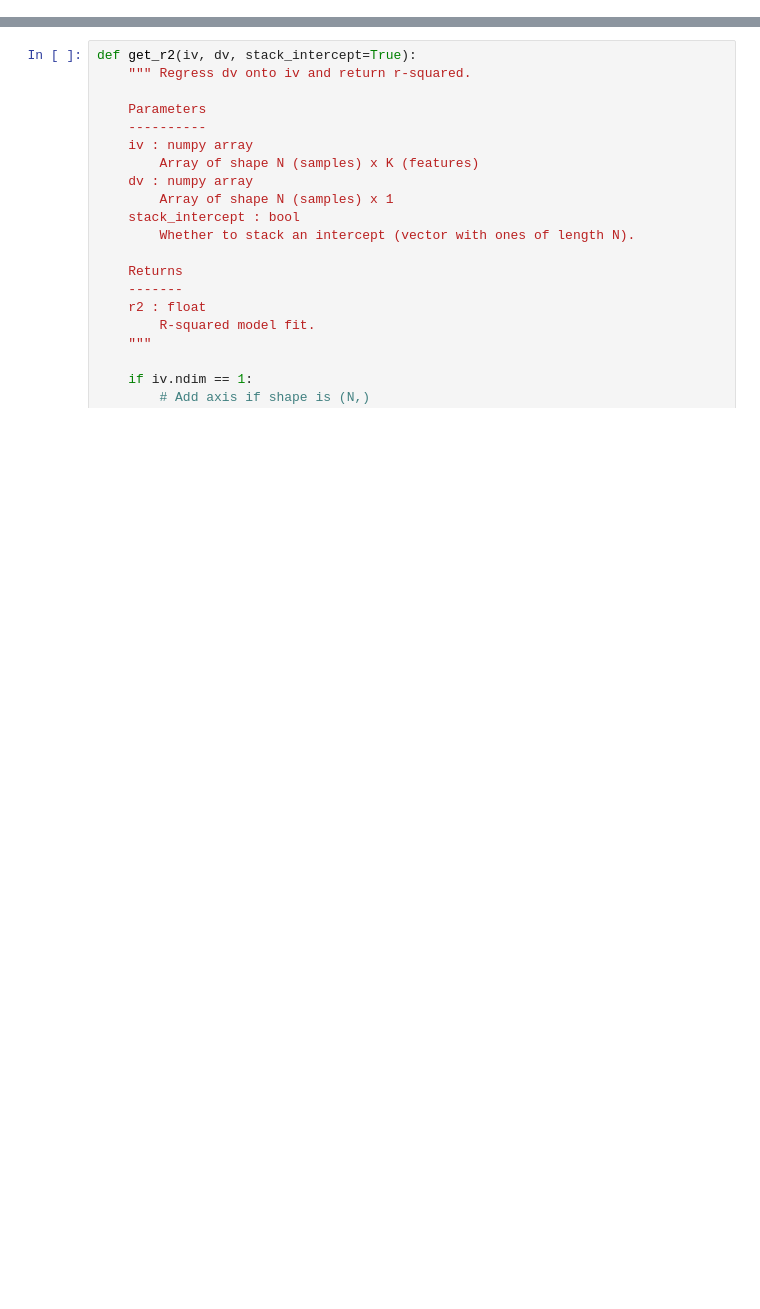
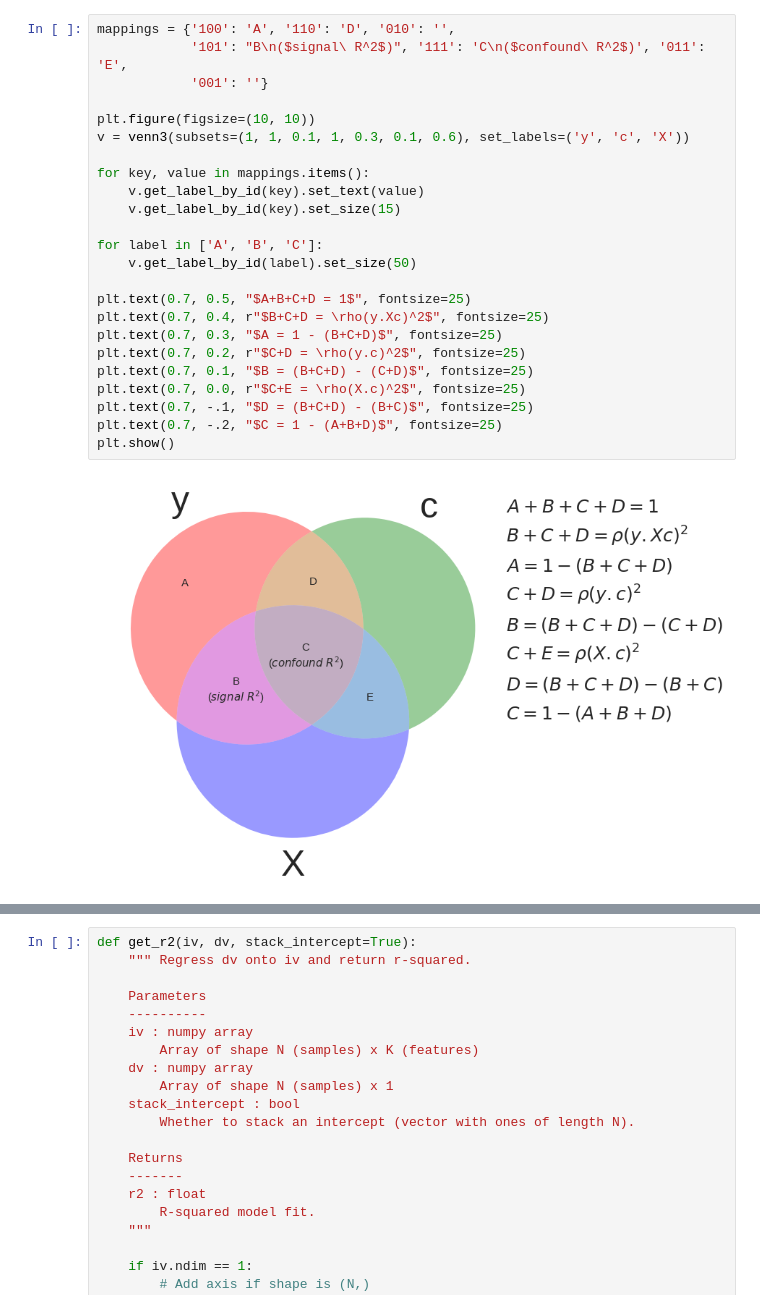
Before and after one commit to lukassnoek/MVCA, a Jupyter notebook: analyses/simulation/simulation_counterbalancing_vs_regression.ipynb, the cells around one changed output, grey strips where cells are left out. Saved outputs shown, nothing was run; the diff lists cells and outputs as text; blank space fills up the shorter version.

```diff
--- a/analyses/simulation/simulation_counterbalancing_vs_regression.ipynb
+++ b/analyses/simulation/simulation_counterbalancing_vs_regression.ipynb
@@ -23,0 +36,26 @@ The `generate_data` function, well, generates data!
+# %%
+mappings = {'100': 'A', '110': 'D', '010': '',
+            '101': "B\n($signal\ R^2$)", '111': 'C\n($confound\ R^2$)', '011': 'E',
+            '001': ''}
+
+plt.figure(figsize=(10, 10))
+v = venn3(subsets=(1, 1, 0.1, 1, 0.3, 0.1, 0.6), set_labels=('y', 'c', 'X'))
+
+for key, value in mappings.items():
+    v.get_label_by_id(key).set_text(value)
+    v.get_label_by_id(key).set_size(15)
+
+for label in ['A', 'B', 'C']:
+    v.get_label_by_id(label).set_size(50)
+
+plt.text(0.7, 0.5, "$A+B+C+D = 1$", fontsize=25)
+plt.text(0.7, 0.4, r"$B+C+D = \rho(y.Xc)^2$", fontsize=25)
+plt.text(0.7, 0.3, "$A = 1 - (B+C+D)$", fontsize=25)
+plt.text(0.7, 0.2, r"$C+D = \rho(y.c)^2$", fontsize=25)
+plt.text(0.7, 0.1, "$B = (B+C+D) - (C+D)$", fontsize=25)
+plt.text(0.7, 0.0, r"$C+E = \rho(X.c)^2$", fontsize=25)
+plt.text(0.7, -.1, "$D = (B+C+D) - (B+C)$", fontsize=25)
+plt.text(0.7, -.2, "$C = 1 - (A+B+D)$", fontsize=25)
+plt.show()
+# %% [output]
+[figure, added]
```
Also changed, not shown: parts of 28 cells of this notebook.
